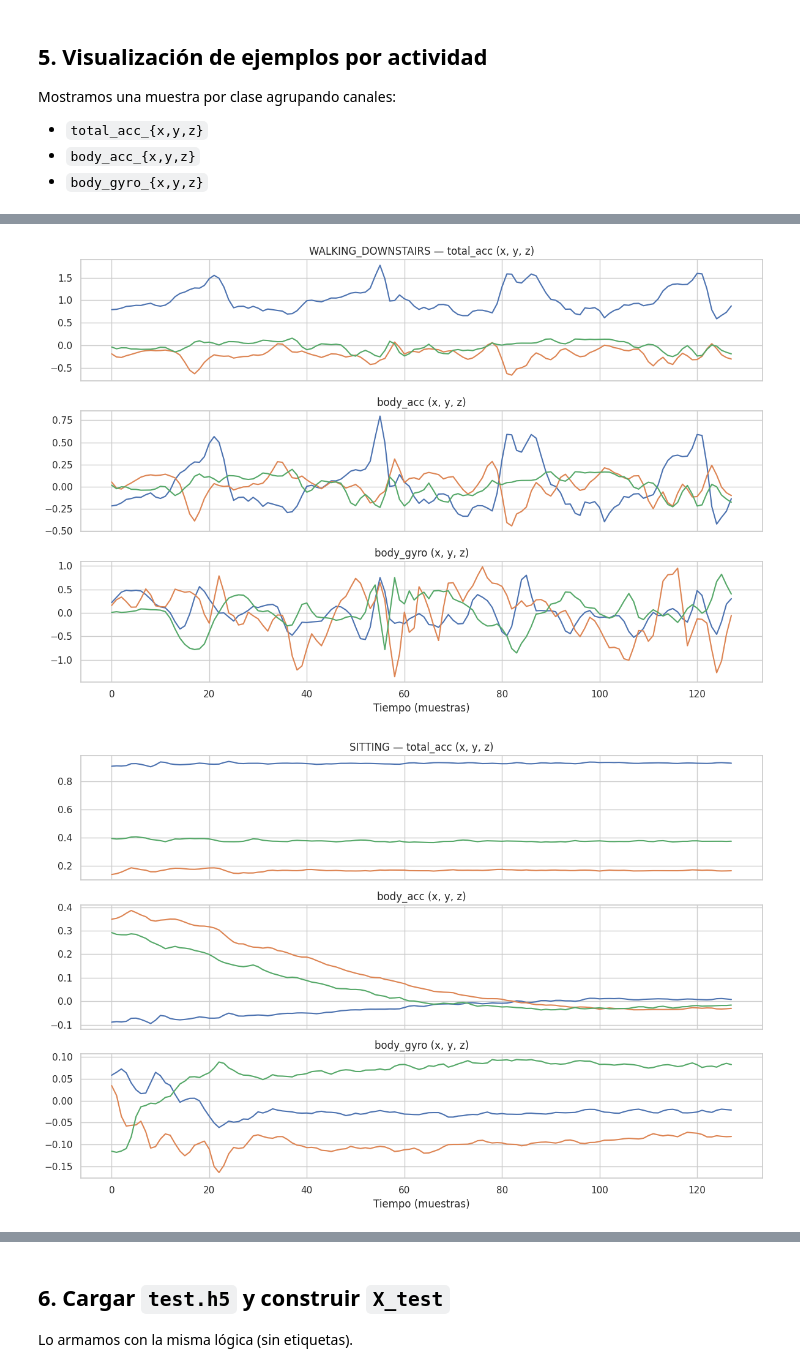
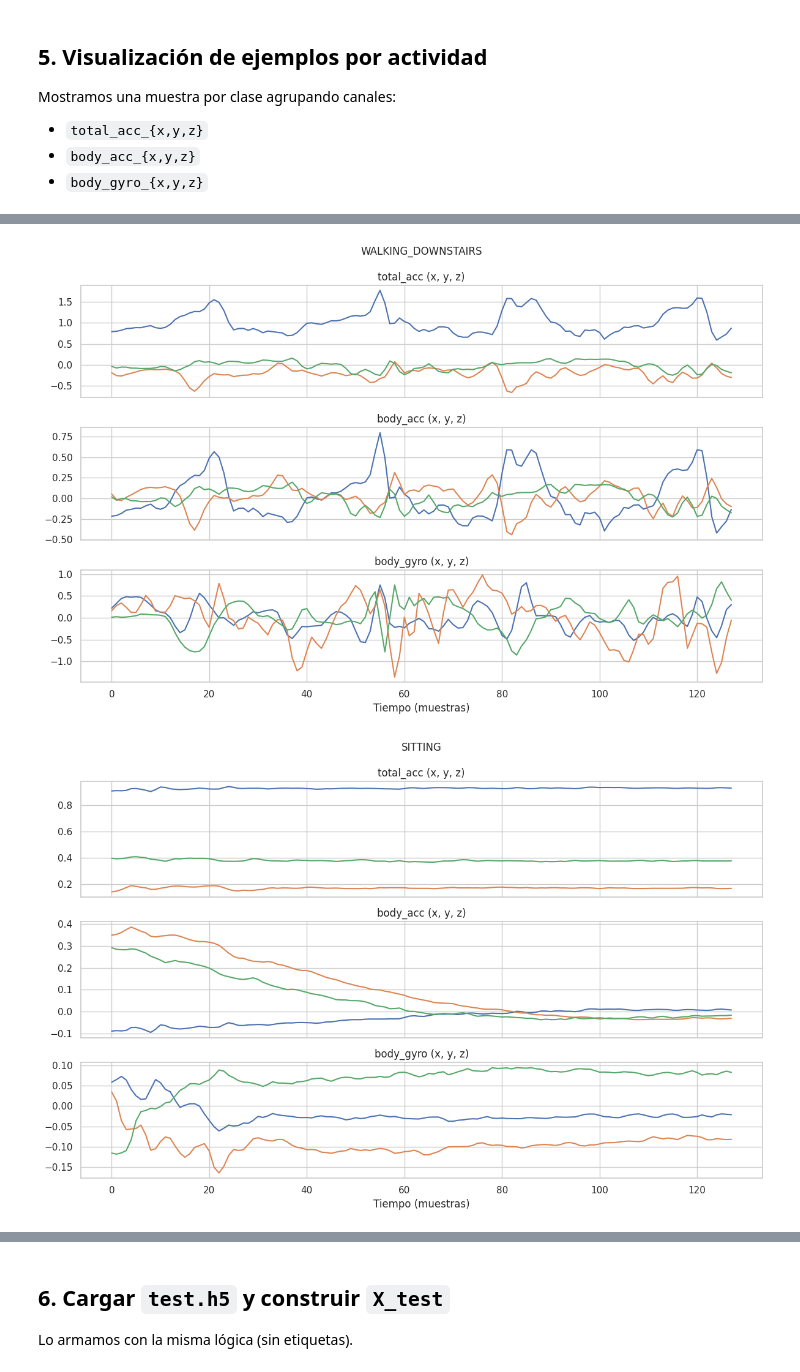
Before and after one commit to SebasAltF4/Project1-Classification-ML, a Jupyter notebook: notebooks/01_explore_data.ipynb, the cells around one changed output, grey strips where cells are left out. Cells and saved outputs as stored; diff of their text form; code cells hidden in the pictures.

```diff
--- a/notebooks/01_explore_data.ipynb
+++ b/notebooks/01_explore_data.ipynb
@@ -125,7 +126,7 @@ for idx, cls in zip(sample_indices, sorted(np.unique(y_train))):
 
     fig, axes = plt.subplots(3, 1, figsize=(12, 8), sharex=True)
     axes[0].plot(sig[:, idx_total_acc[0]]); axes[0].plot(sig[:, idx_total_acc[1]]); axes[0].plot(sig[:, idx_total_acc[2]])
-    axes[0].set_title(f"{act} — total_acc (x, y, z)")
+    axes[0].set_title(f"{act}\n\ntotal_acc (x, y, z)")
 
     axes[1].plot(sig[:, idx_body_acc[0]]); axes[1].plot(sig[:, idx_body_acc[1]]); axes[1].plot(sig[:, idx_body_acc[2]])
     axes[1].set_title("body_acc (x, y, z)")
@@ -140,2 +141,2 @@ for idx, cls in zip(sample_indices, sorted(np.unique(y_train))):
-[figure, old version]
+[figure, new version]
-[figure, old version]
+[figure, new version]
```
Also changed, not shown: parts of 4 cells of this notebook, 4 other files.
